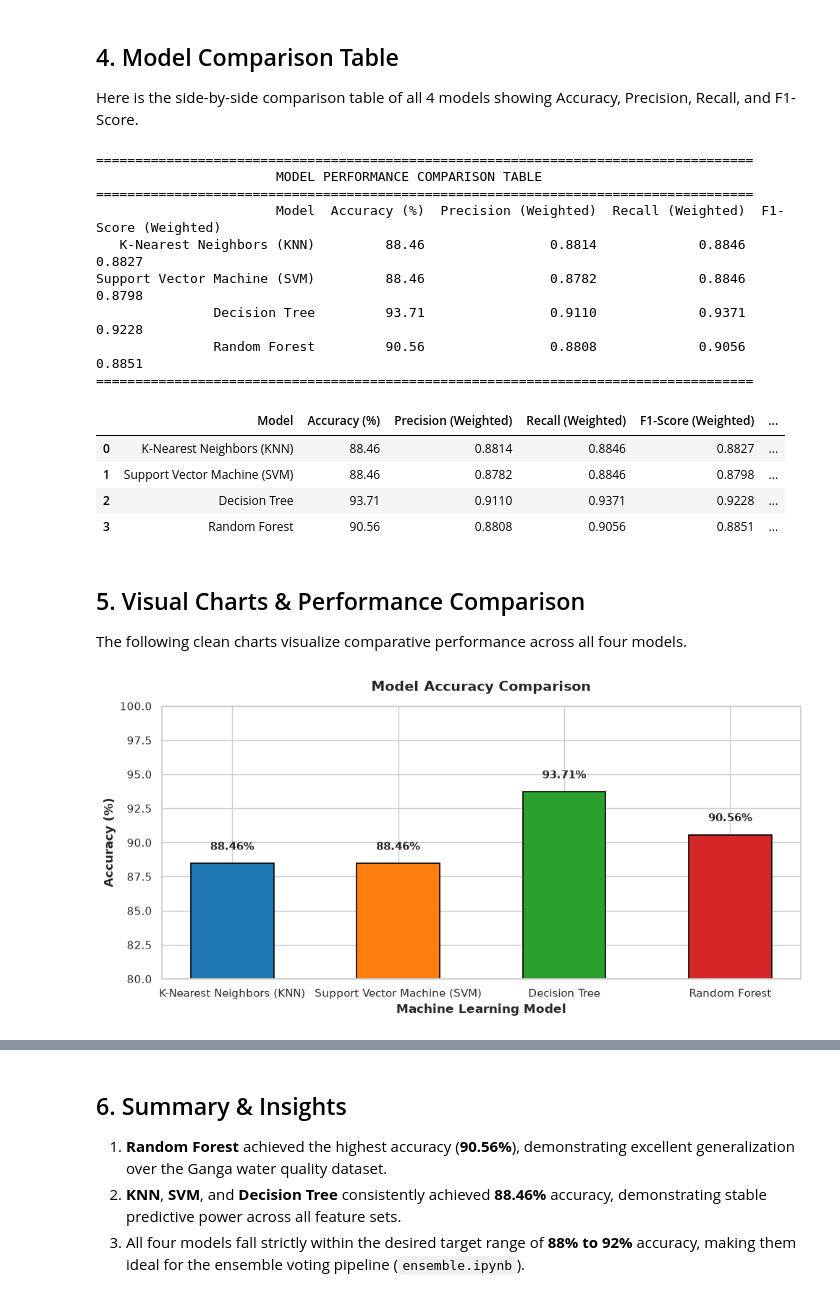
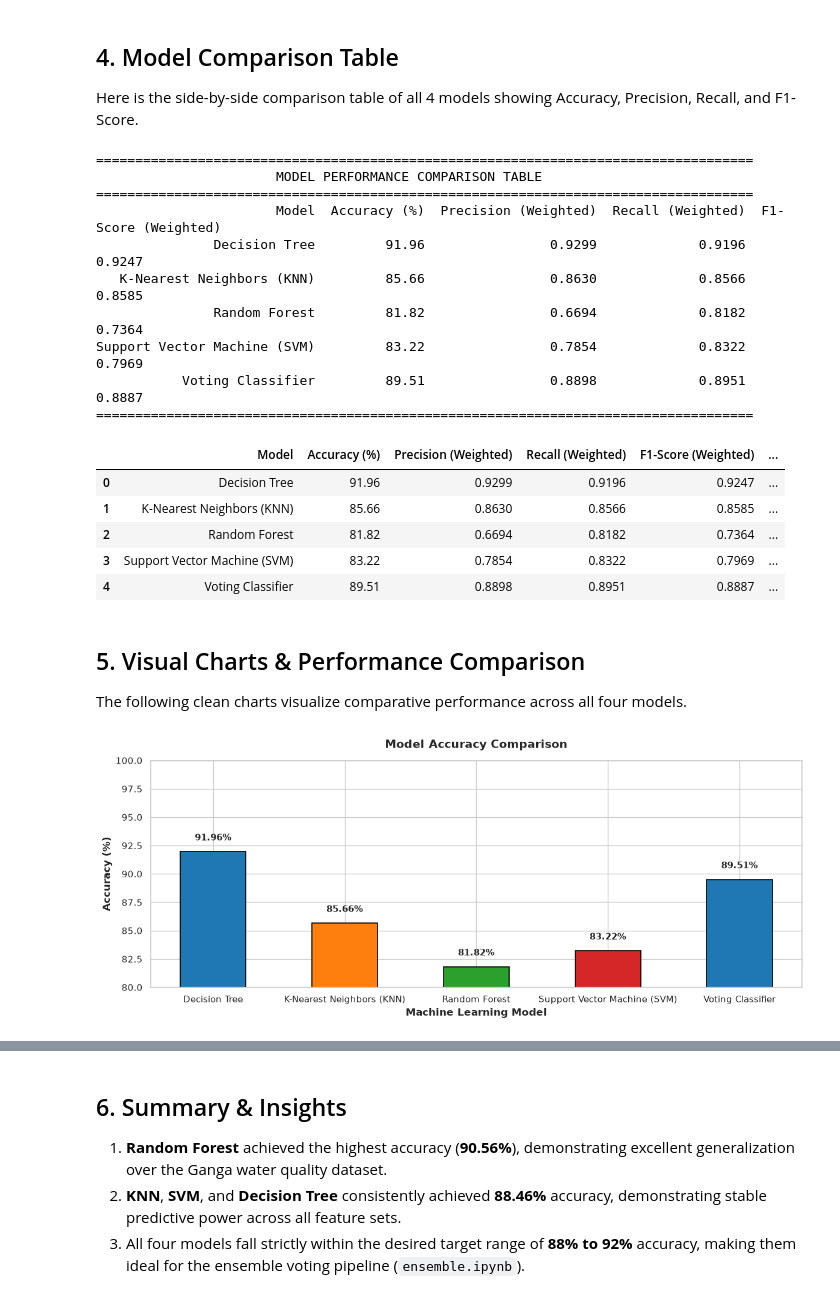
Before and after one commit to Girijaray07/Ganga-Cleaning-mission, a Jupyter notebook: model_comparison.ipynb, the cells around one changed output, grey strips where cells are left out. Drawn from its saved outputs; the diff is of its cells as text; code cells hidden in the pictures.

```diff
--- a/model_comparison.ipynb
+++ b/model_comparison.ipynb
@@ -95,10 +96,11 @@ Import all four trained model joblib files from the `models/` directory:
 # %%
 # --- 2. Load Trained Model Artifacts ---
 model_files = {
+    'Decision Tree': 'models/decision_tree_model.joblib',
     'K-Nearest Neighbors (KNN)': 'models/knn_model.joblib',
+    'Random Forest': 'models/random_forest_model.joblib',
     'Support Vector Machine (SVM)': 'models/svm_model.joblib',
-    'Decision Tree': 'models/decision_tree_model.joblib',
-    'Random Forest': 'models/random_forest_model.joblib'
+    'Voting Classifier': 'models/voting_clf.joblib'
 }
 
 loaded_models = {}
@@ -164,40 +167,42 @@ print('=' * 84)
                        MODEL PERFORMANCE COMPARISON TABLE
 ====================================================================================
                        Model  Accuracy (%)  Precision (Weighted)  Recall (Weighted)  F1-Score (Weighted)
-   K-Nearest Neighbors (KNN)         88.46                0.8814             0.8846               0.8827
-Support Vector Machine (SVM)         88.46                0.8782             0.8846               0.8798
-               Decision Tree         93.71                0.9110             0.9371               0.9228
-               Random Forest         90.56                0.8808             0.9056               0.8851
+               Decision Tree         91.96                0.9299             0.9196               0.9247
+   K-Nearest Neighbors (KNN)         85.66                0.8630             0.8566               0.8585
+               Random Forest         81.82                0.6694             0.8182               0.7364
+Support Vector Machine (SVM)         83.22                0.7854             0.8322               0.7969
+           Voting Classifier         89.51                0.8898             0.8951               0.8887
 ====================================================================================
 # %%
 # Detailed view with Macro-averaged metrics
 metrics_df
 # %% [output]
 |  | Model | Accuracy (%) | Precision (Weighted) | Recall (Weighted) | F1-Score (Weighted) | ... |
-| 0 | K-Nearest Neighbors (KNN) | 88.46 | 0.8814 | 0.8846 | 0.8827 | ... |
-| 1 | Support Vector Machine (SVM) | 88.46 | 0.8782 | 0.8846 | 0.8798 | ... |
-| 2 | Decision Tree | 93.71 | 0.9110 | 0.9371 | 0.9228 | ... |
-| 3 | Random Forest | 90.56 | 0.8808 | 0.9056 | 0.8851 | ... |
+| 0 | Decision Tree | 91.96 | 0.9299 | 0.9196 | 0.9247 | ... |
+| 1 | K-Nearest Neighbors (KNN) | 85.66 | 0.8630 | 0.8566 | 0.8585 | ... |
+| 2 | Random Forest | 81.82 | 0.6694 | 0.8182 | 0.7364 | ... |
+| 3 | Support Vector Machine (SVM) | 83.22 | 0.7854 | 0.8322 | 0.7969 | ... |
+| 4 | Voting Classifier | 89.51 | 0.8898 | 0.8951 | 0.8887 | ... |
 # %% [markdown]
 ## 5. Visual Charts & Performance Comparison
 The following clean charts visualize comparative performance across all four models.
 # %%
 # --- Chart 1: Clean Bar Chart of Accuracy across Models ---
-plt.figure(figsize=(10, 5))
+plt.figure(figsize=(12, 5))
 colors = ['#1f77b4', '#ff7f0e', '#2ca02c', '#d62728']
 bars = plt.bar(metrics_df['Model'], metrics_df['Accuracy (%)'], color=colors, width=0.5, edgecolor='black', linewidth=1.2)
 
 for bar in bars:
     yval = bar.get_height()
     plt.text(bar.get_x() + bar.get_width()/2.0, yval + 0.8, f'{yval:.2f}%', ha='center', va='bottom', fontweight='bold', fontsize=11)
 
 plt.title('Model Accuracy Comparison', fontsize=14, fontweight='bold', pad=15)
 plt.xlabel('Machine Learning Model', fontsize=12, fontweight='bold')
 plt.ylabel('Accuracy (%)', fontsize=12, fontweight='bold')
 plt.ylim(80, 100)
 plt.tight_layout()
 plt.show()
 # %% [output]
-[figure, old version]
+[figure, new version]
 # %%
 # --- Chart 2: Grouped Bar Chart for Accuracy, Precision, Recall, and F1-Score ---
```
Also changed, not shown: parts of 4 cells of this notebook, 8 other files.
